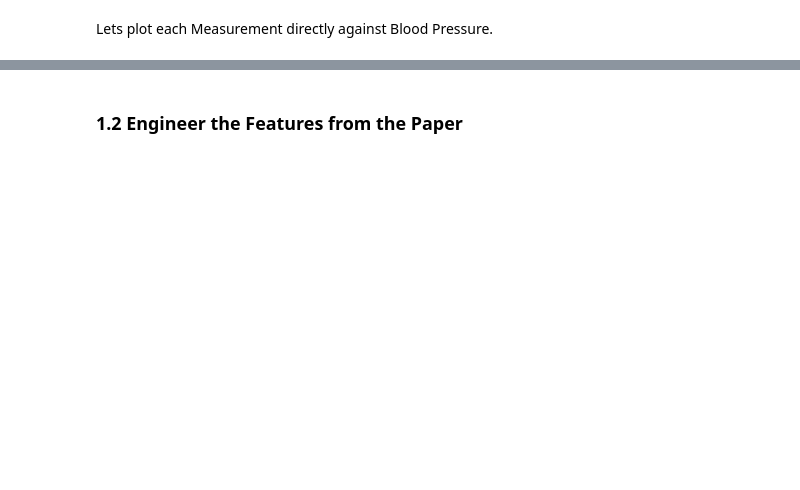
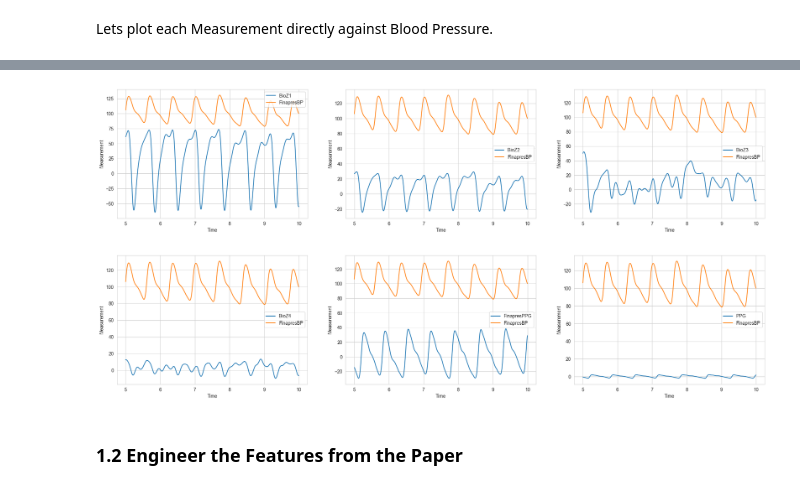
Before and after one commit to Spuced/https-gitlab.compuca4015_predicting_blood_pressure_based_on_bioimpedence, a Jupyter notebook: code/Blood_Pressure_Prediction.ipynb, the cells around one changed output, grey strips where cells are left out. Cells and saved outputs as stored; diff of their text form; code cells hidden in the pictures; blank space fills up the shorter version.

```diff
--- a/code/Blood_Pressure_Prediction.ipynb
+++ b/code/Blood_Pressure_Prediction.ipynb
@@ -183,16 +184,2 @@ plt.show()
 # %% [markdown]
 Lets plot each Measurement directly against Blood Pressure.
-# %%
-# Define the columns to plot
-columns_to_plot = ['BioZ1', 'BioZ2', 'BioZ3', 'BioZ4', 'FinapresPPG', 'PPG']
-
-plot_df = trial1_df[(trial1_df['time'] >= 5) & (trial1_df['time'] <= 10)]
-
-for column in columns_to_plot:
-    plt.figure(figsize=(7, 5))
-    sns.lineplot(data=plot_df, x='time', y=column, label=column)
-    sns.lineplot(data=plot_df, x='time', y='FinapresBP', label='FinapresBP')
-    plt.xlabel('Time')
-    plt.ylabel('Measurement')
-    plt.legend()
-    plt.show()
@@ -206,2 +186,34 @@ for column in columns_to_plot:
+# %%
+# Define the columns to plot
+columns_to_plot = ['BioZ1', 'BioZ2', 'BioZ3']
+
+# Create a figure and a set of subplots
+fig, axs = plt.subplots(nrows=1, ncols=len(columns_to_plot), figsize=(25, 5))
+
+for ax, column in zip(axs, columns_to_plot):
+    sns.lineplot(data=plot_df, x='time', y=column, label=column, ax=ax)
+    sns.lineplot(data=plot_df, x='time', y='FinapresBP', label='FinapresBP', ax=ax)
+    ax.set_xlabel('Time')
+    ax.set_ylabel('Measurement')
+    ax.legend()
+
+plt.show()
+
+columns_to_plot = ['BioZ4', 'FinapresPPG', 'PPG']
+
+# Create a figure and a set of subplots
+fig, axs = plt.subplots(nrows=1, ncols=len(columns_to_plot), figsize=(25, 5))
+
+for ax, column in zip(axs, columns_to_plot):
+    sns.lineplot(data=plot_df, x='time', y=column, label=column, ax=ax)
+    sns.lineplot(data=plot_df, x='time', y='FinapresBP', label='FinapresBP', ax=ax)
+    ax.set_xlabel('Time')
+    ax.set_ylabel('Measurement')
+    ax.legend()
+
+plt.show()
+# %% [output]
+[figure, added]
+[figure, added]
 # %% [markdown]
 ### **1.2 Engineer the Features from the Paper**
```
Also changed, not shown: parts of 16 cells of this notebook.
